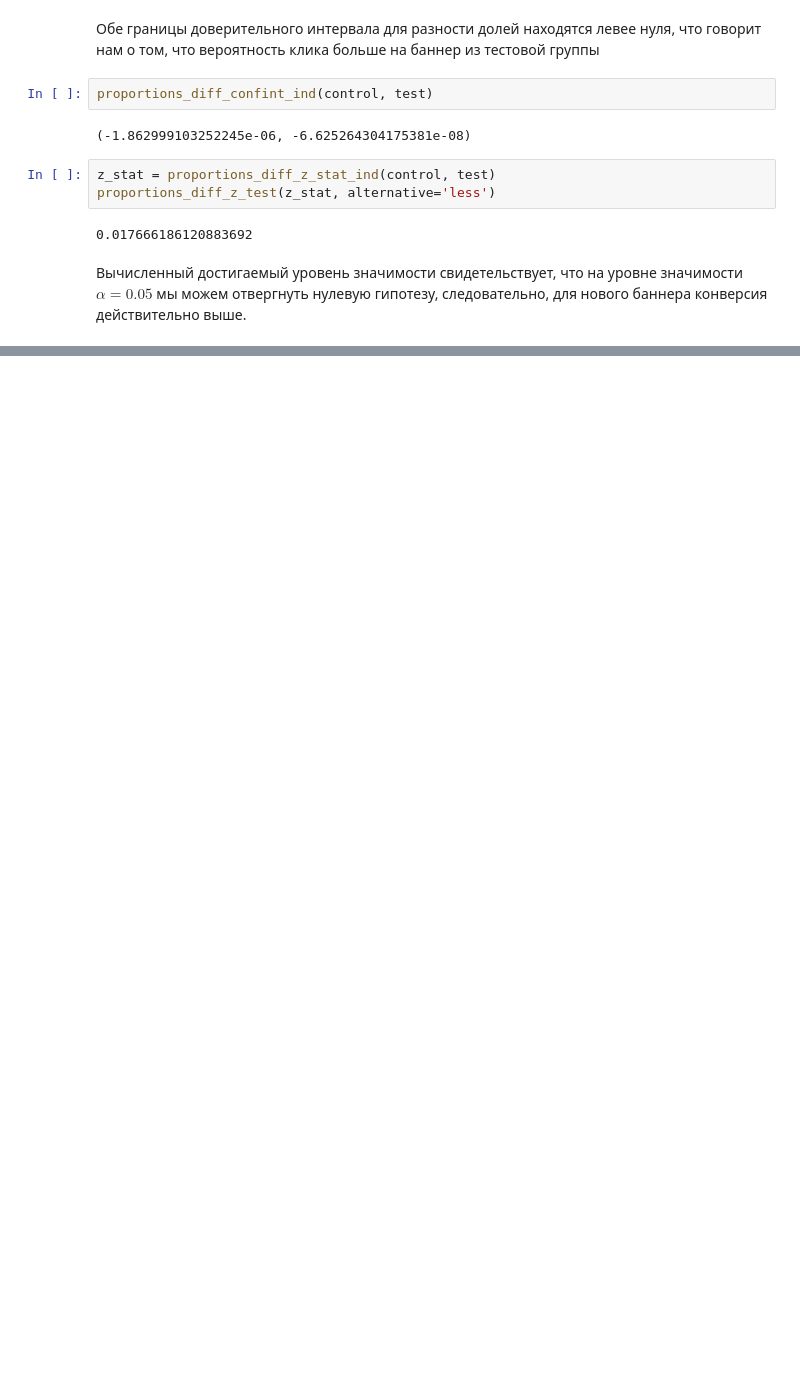
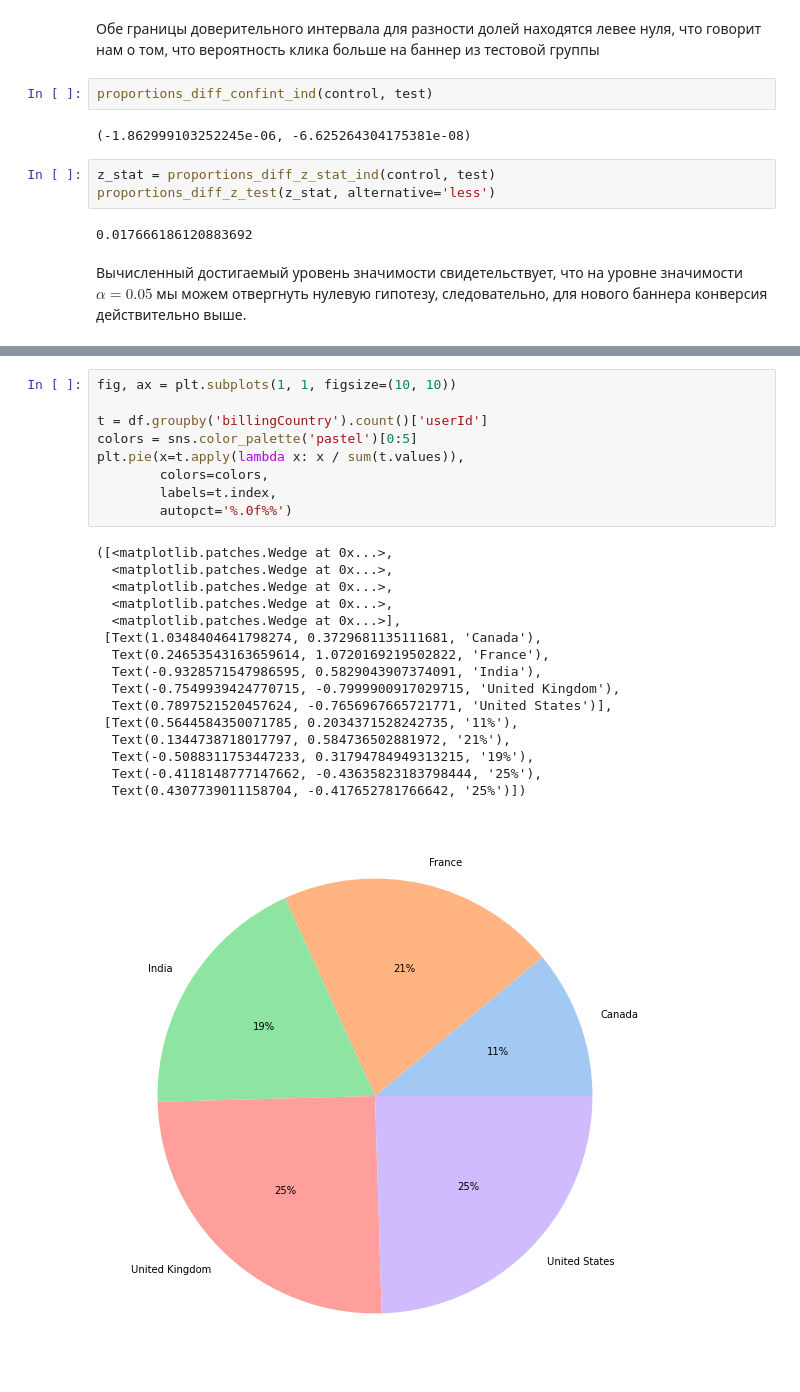
Before and after one commit to yukontaf/HeadRepo, a Jupyter notebook: NRepo/DSw-190B.ipynb, the cells around one changed output, grey strips where cells are left out. Drawn from its saved outputs; the diff is of its cells as text; blank space fills up the shorter version.

```diff
--- a/NRepo/DSw-190B.ipynb
+++ b/NRepo/DSw-190B.ipynb
@@ -176,0 +220,26 @@ proportions_diff_z_test(z_stat, alternative='less')
+# %%
+fig, ax = plt.subplots(1, 1, figsize=(10, 10))
+
+t = df.groupby('billingCountry').count()['userId']
+colors = sns.color_palette('pastel')[0:5]
+plt.pie(x=t.apply(lambda x: x / sum(t.values)),
+        colors=colors,
+        labels=t.index,
+        autopct='%.0f%%')
+# %% [output]
+([<matplotlib.patches.Wedge at 0x...>,
+  <matplotlib.patches.Wedge at 0x...>,
+  <matplotlib.patches.Wedge at 0x...>,
+  <matplotlib.patches.Wedge at 0x...>,
+  <matplotlib.patches.Wedge at 0x...>],
+ [Text(1.0348404641798274, 0.3729681135111681, 'Canada'),
+  Text(0.24653543163659614, 1.0720169219502822, 'France'),
+  Text(-0.9328571547986595, 0.5829043907374091, 'India'),
+  Text(-0.7549939424770715, -0.7999900917029715, 'United Kingdom'),
+  Text(0.7897521520457624, -0.7656967665721771, 'United States')],
+ [Text(0.5644584350071785, 0.2034371528242735, '11%'),
+  Text(0.1344738718017797, 0.584736502881972, '21%'),
+  Text(-0.5088311753447233, 0.31794784949313215, '19%'),
+  Text(-0.4118148777147662, -0.43635823183798444, '25%'),
+  Text(0.4307739011158704, -0.417652781766642, '25%')])
+[figure, added]
```
Also changed, not shown: parts of 14 cells of this notebook.
